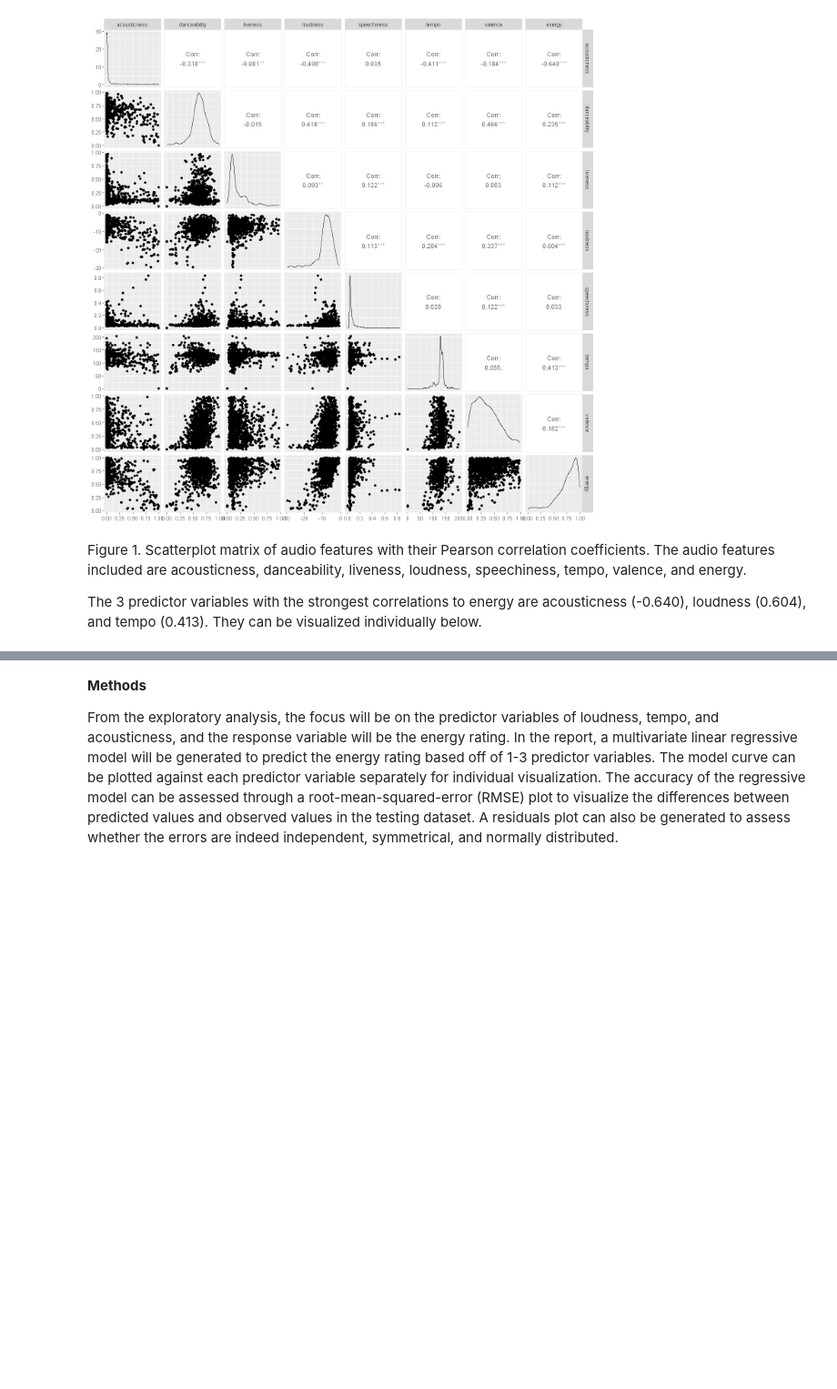
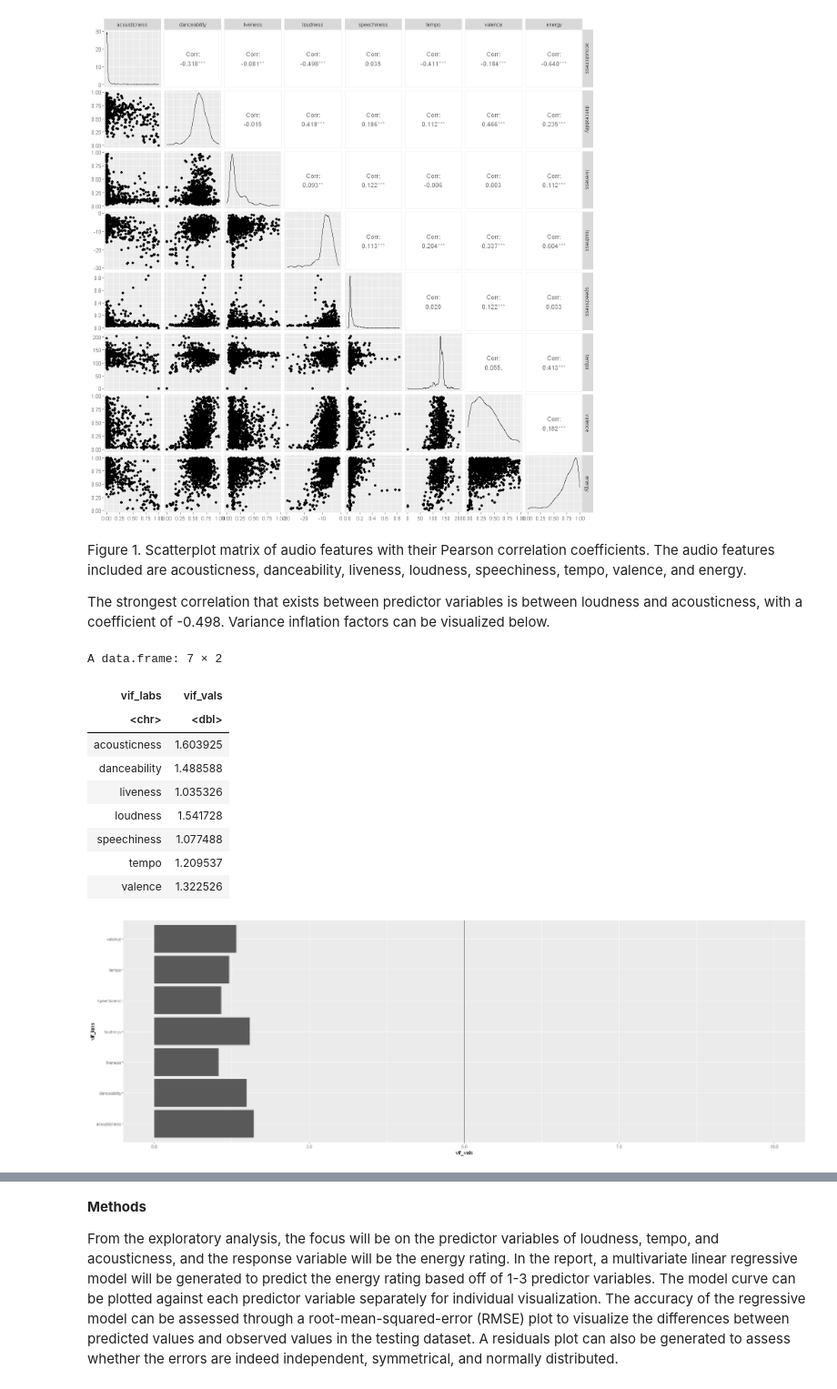
Before and after one commit to pat-ok/DSCI100_predictive_statistics_project, a Jupyter notebook: DSCI100 Project.ipynb, the cells around one changed output, grey strips where cells are left out. Shown: that part at 91% size. Cells and saved outputs as stored; diff of their text form; code cells hidden in the pictures; blank space fills up the shorter version.

```diff
--- a/DSCI100 Project.ipynb
+++ b/DSCI100 Project.ipynb
@@ -186,4 +198,29 @@ house_paired
 # %% [markdown]
 Figure 1. Scatterplot matrix of audio features with their Pearson correlation coefficients. The audio features included are acousticness, danceability, liveness, loudness, speechiness, tempo, valence, and energy.
 
-The 3 predictor variables with the strongest correlations to energy are acousticness (-0.640), loudness (0.604), and tempo (0.413). They can be visualized individually below.
+The strongest correlation that exists between predictor variables is between loudness and acousticness, with a coefficient of -0.498. Variance inflation factors can be visualized below.
+# %%
+lm_model <- lm(energy ~ ., data = house_train)
+vif_vals <- as.vector(vif(lm_model))
+vif_labs <- as.vector(colnames(house_train))[1:7]
+vif_df <- data.frame(vif_labs, vif_vals)
+
+vif_df
+vif_df %>%
+    ggplot(aes(x = vif_labs, y = vif_vals)) +
+    geom_bar(stat = "identity") +
+    geom_hline(yintercept = 5) +
+    ylim(0, 10) +
+    coord_flip()
+# %% [output]
+A data.frame: 7 × 2
+| vif_labs | vif_vals |
+| <chr> | <dbl> |
+| acousticness | 1.603925 |
+| danceability | 1.488588 |
+| liveness | 1.035326 |
+| loudness | 1.541728 |
+| speechiness | 1.077488 |
+| tempo | 1.209537 |
+| valence | 1.322526 |
+[figure, added]
```
Also changed, not shown: parts of 15 cells of this notebook, 2 other files.
